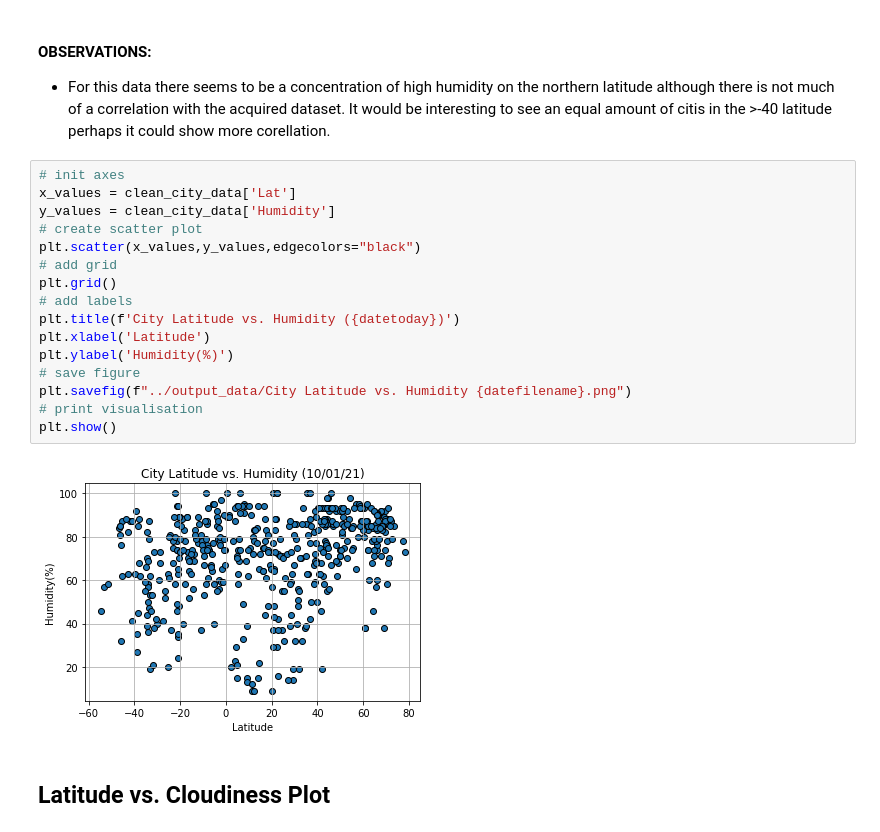
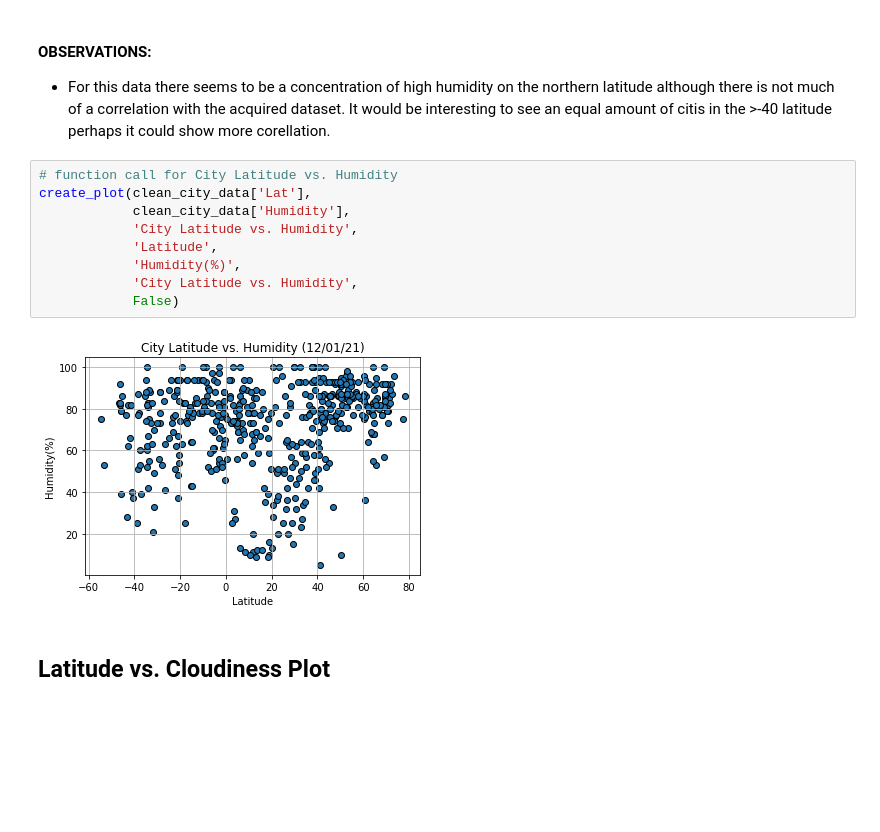
Before and after one commit to pizarro84/python-api-challenge, a Jupyter notebook: WeatherPy/WeatherPy.ipynb, the cells around one changed output. Saved outputs shown, nothing was run; the diff lists cells and outputs as text; blank space fills up the shorter version.

```diff
--- a/WeatherPy/WeatherPy.ipynb
+++ b/WeatherPy/WeatherPy.ipynb
@@ -228,24 +251,17 @@ plt.show()
 # %% [markdown]
 #### OBSERVATIONS:
 * For this data there seems to be a concentration of high humidity on the northern latitude although there is not much of a correlation with the acquired dataset. It would be interesting to see an equal amount of citis in the >-40 latitude perhaps it could show more corellation.
-# %%
-# init axes
-x_values = clean_city_data['Lat']
-y_values = clean_city_data['Humidity']
-# create scatter plot
-plt.scatter(x_values,y_values,edgecolors="black")
-# add grid
-plt.grid()
-# add labels
-plt.title(f'City Latitude vs. Humidity ({datetoday})')
-plt.xlabel('Latitude')
-plt.ylabel('Humidity(%)')
-# save figure
-plt.savefig(f"../output_data/City Latitude vs. Humidity {datefilename}.png")
-# print visualisation
-plt.show()
-# %% [output]
-[figure, removed]
+# %%
+# function call for City Latitude vs. Humidity
+create_plot(clean_city_data['Lat'],
+            clean_city_data['Humidity'],
+            'City Latitude vs. Humidity',
+            'Latitude',
+            'Humidity(%)',
+            'City Latitude vs. Humidity',
+            False)
+# %% [output]
+[figure, added]
 # %% [markdown]
 ## Latitude vs. Cloudiness Plot
 # %% [markdown]
```
Also changed, not shown: parts of 31 cells of this notebook, 11 other files.
